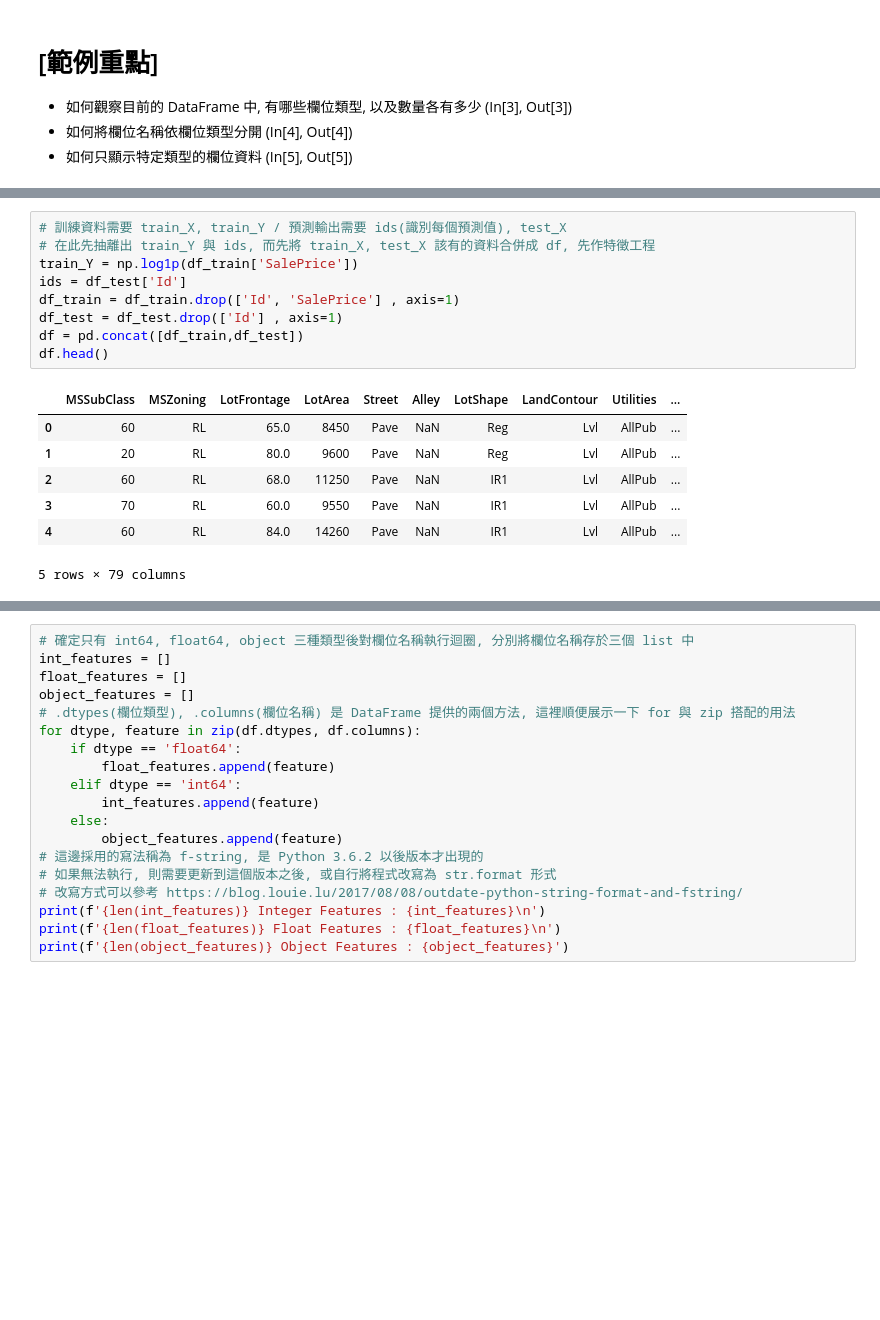
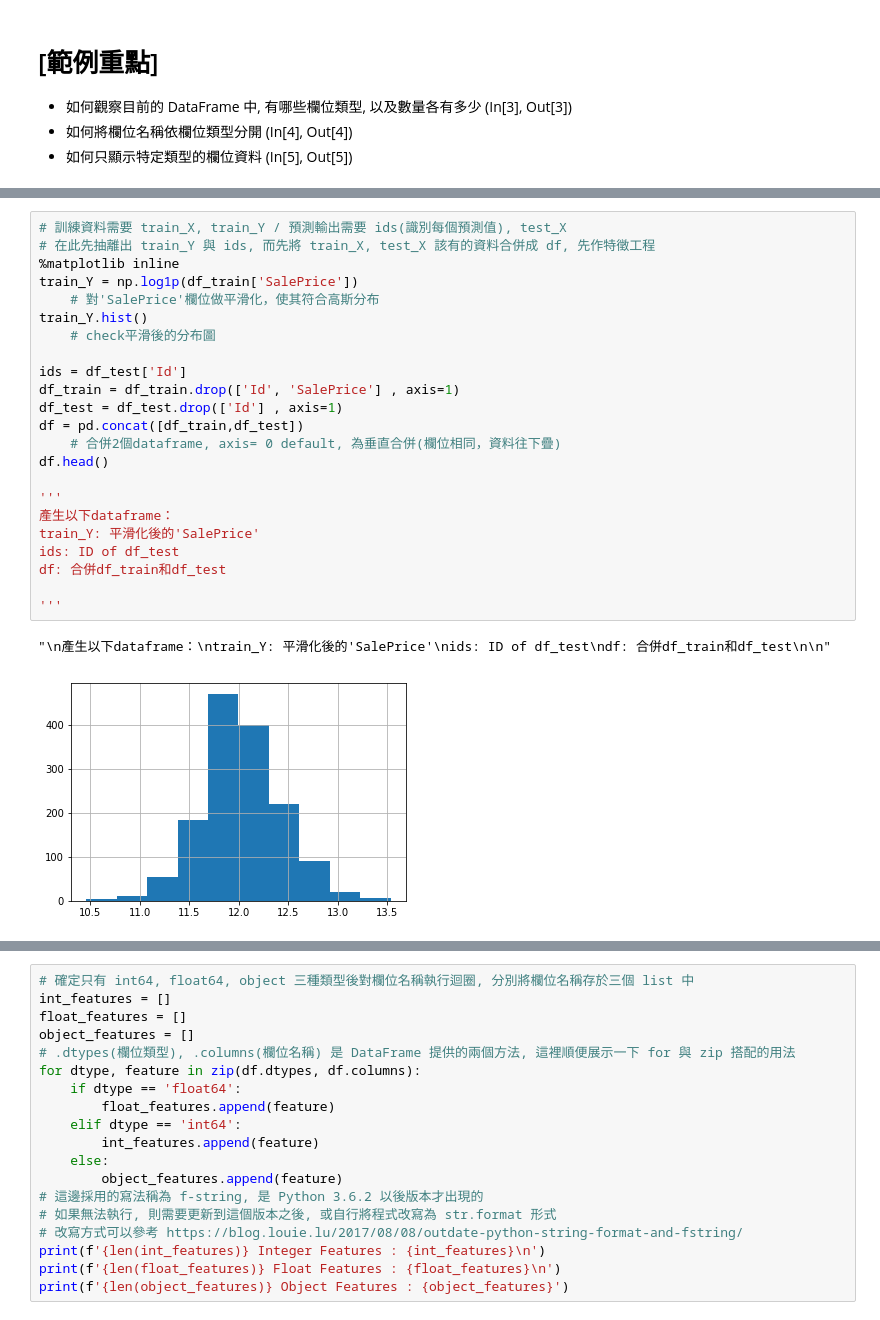
Before and after one commit to peropero1/4th-ML100days, a Jupyter notebook: example/Day_007_Feature_Types.ipynb, the cells around one changed output, grey strips where cells are left out. Saved outputs shown, nothing was run; the diff lists cells and outputs as text; blank space fills up the shorter version.

```diff
--- a/example/Day_007_Feature_Types.ipynb
+++ b/example/Day_007_Feature_Types.ipynb
@@ -26,17 +45,26 @@ df_train.shape
 # %%
 # 訓練資料需要 train_X, train_Y / 預測輸出需要 ids(識別每個預測值), test_X
 # 在此先抽離出 train_Y 與 ids, 而先將 train_X, test_X 該有的資料合併成 df, 先作特徵工程
+%matplotlib inline
 train_Y = np.log1p(df_train['SalePrice'])
+    # 對'SalePrice'欄位做平滑化，使其符合高斯分布
+train_Y.hist()
+    # check平滑後的分布圖
+
 ids = df_test['Id']
 df_train = df_train.drop(['Id', 'SalePrice'] , axis=1)
 df_test = df_test.drop(['Id'] , axis=1)
 df = pd.concat([df_train,df_test])
+    # 合併2個dataframe, axis= 0 default, 為垂直合併(欄位相同，資料往下疊)
 df.head()
+
+'''
+產生以下dataframe：
+train_Y: 平滑化後的'SalePrice'
+ids: ID of df_test
+df: 合併df_train和df_test
+
+'''
 # %% [output]
-|  | MSSubClass | MSZoning | LotFrontage | LotArea | Street | Alley | LotShape | LandContour | Utilities | ... |
-| 0 | 60 | RL | 65.0 | 8450 | Pave | NaN | Reg | Lvl | AllPub | ... |
-| 1 | 20 | RL | 80.0 | 9600 | Pave | NaN | Reg | Lvl | AllPub | ... |
-| 2 | 60 | RL | 68.0 | 11250 | Pave | NaN | IR1 | Lvl | AllPub | ... |
-| 3 | 70 | RL | 60.0 | 9550 | Pave | NaN | IR1 | Lvl | AllPub | ... |
-| 4 | 60 | RL | 84.0 | 14260 | Pave | NaN | IR1 | Lvl | AllPub | ... |
-5 rows × 79 columns
+"\n產生以下dataframe：\ntrain_Y: 平滑化後的'SalePrice'\nids: ID of df_test\ndf: 合併df_train和df_test\n\n"
+[figure, added]
```
Also changed, not shown: parts of 18 cells of this notebook.
